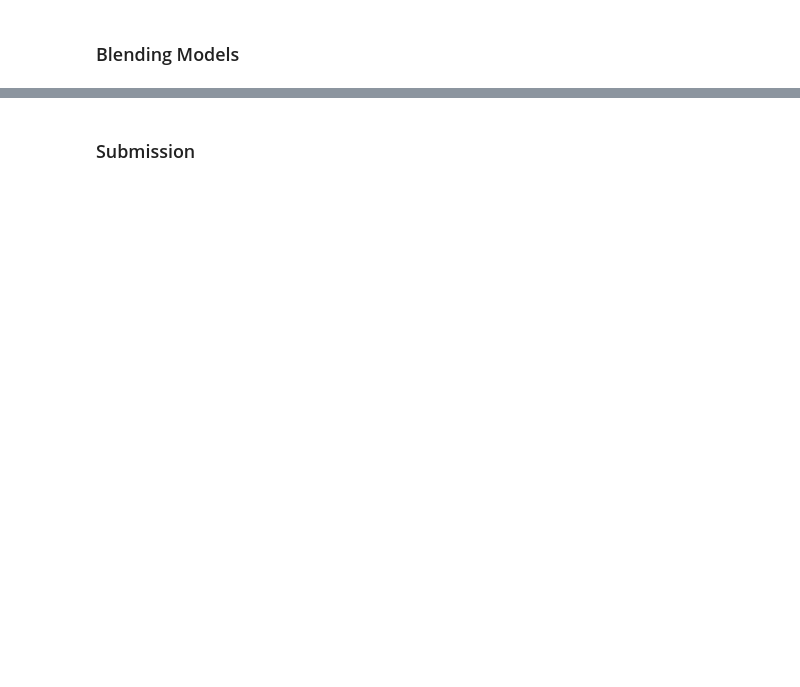
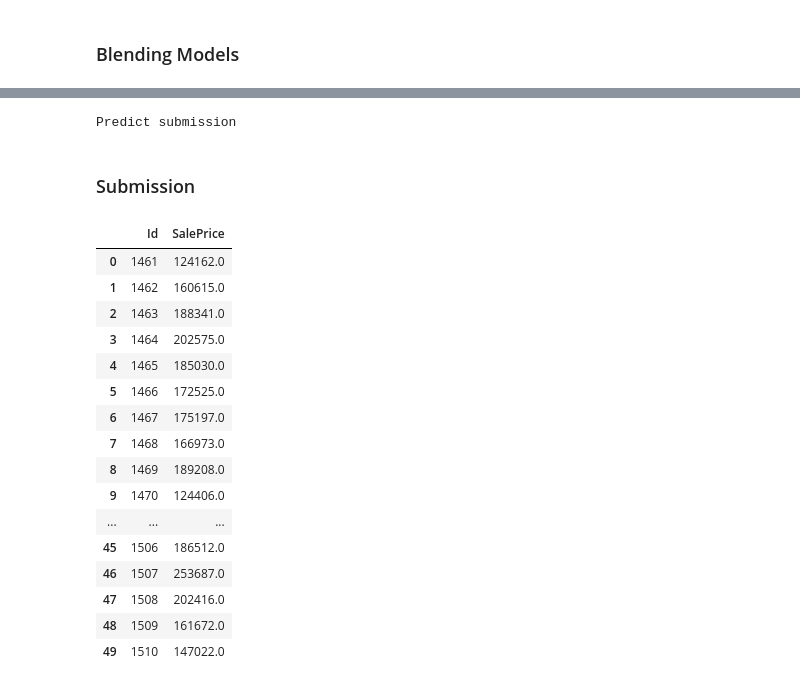
Before and after one commit to ARNJ/AI-ML-DPL, a Jupyter notebook: housingPrice.ipynb, the cells around one changed output, grey strips where cells are left out. Saved outputs shown, nothing was run; the diff lists cells and outputs as text; code cells hidden in the pictures; blank space fills up the shorter version.

```diff
--- a/housingPrice.ipynb
+++ b/housingPrice.ipynb
@@ -291,16 +306,21 @@ print(rmsle(y, blend_models_predict(X)))
 # %%
 print('Predict submission')
-submission = pd.read_csv("../input/house-prices-advanced-regression-techniques/sample_submission.csv")
+from google.colab import files
+#uploaded = files.upload()
+#submission = pd.read_csv("../input/house-prices-advanced-regression-techniques/sample_submission.csv")
+submission = pd.read_csv("sample_submission.csv")
 submission.iloc[:,1] = np.floor(np.expm1(blend_models_predict(X_sub)))
+# %% [output]
+Predict submission
 # %%
-print('Blend with Top Kernels submissions\n')
-sub_1 = pd.read_csv('../input/top-10-0-10943-stacking-mice-and-brutal-force/House_Prices_submit.csv')
-sub_2 = pd.read_csv('../input/hybrid-svm-benchmark-approach-0-11180-lb-top-2/hybrid_solution.csv')
-sub_3 = pd.read_csv('../input/lasso-model-for-regression-problem/lasso_sol22_Median.csv')
-submission.iloc[:,1] = np.floor((0.25 * np.floor(np.expm1(blend_models_predict(X_sub)))) +
-                                (0.25 * sub_1.iloc[:,1]) +
-                                (0.25 * sub_2.iloc[:,1]) +
-                                (0.25 * sub_3.iloc[:,1]))
+#print('Blend with Top Kernels submissions\n')
+#sub_1 = pd.read_csv('../input/top-10-0-10943-stacking-mice-and-brutal-force/House_Prices_submit.csv')
+#sub_2 = pd.read_csv('../input/hybrid-svm-benchmark-approach-0-11180-lb-top-2/hybrid_solution.csv')
+#sub_3 = pd.read_csv('../input/lasso-model-for-regression-problem/lasso_sol22_Median.csv')
+#submission.iloc[:,1] = np.floor((0.25 * np.floor(np.expm1(blend_models_predict(X_sub)))) +
+#                                (0.25 * sub_1.iloc[:,1]) +
+#                                (0.25 * sub_2.iloc[:,1]) +
+#                                (0.25 * sub_3.iloc[:,1]))
 # %% [markdown]
 ### Submission
 # %%
@@ -310,4 +330,22 @@ submission['SalePrice'] = submission['SalePrice'].apply(lambda x: x if x > q1 el
 submission['SalePrice'] = submission['SalePrice'].apply(lambda x: x if x < q2 else x*1.1)
 submission.to_csv("submission.csv", index=False)
 # %%
-submission.head()
+submission.head(50)
+# %% [output]
+|  | Id | SalePrice |
+| 0 | 1461 | 124162.0 |
+| 1 | 1462 | 160615.0 |
+| 2 | 1463 | 188341.0 |
+| 3 | 1464 | 202575.0 |
+| 4 | 1465 | 185030.0 |
+| 5 | 1466 | 172525.0 |
+| 6 | 1467 | 175197.0 |
+| 7 | 1468 | 166973.0 |
+| 8 | 1469 | 189208.0 |
+| 9 | 1470 | 124406.0 |
+| ... | ... | ... |
+| 45 | 1506 | 186512.0 |
+| 46 | 1507 | 253687.0 |
+| 47 | 1508 | 202416.0 |
+| 48 | 1509 | 161672.0 |
+| 49 | 1510 | 147022.0 |
```
Also changed, not shown: parts of 4 cells of this notebook.
